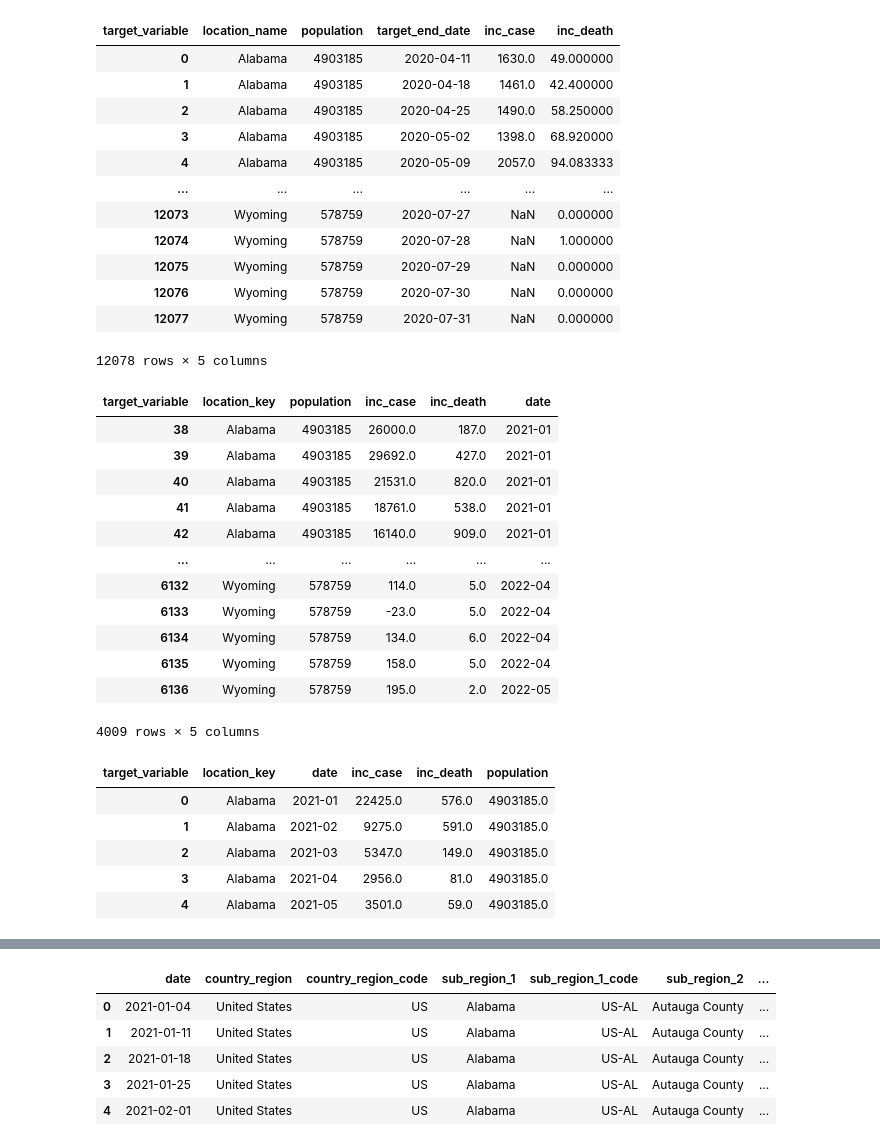
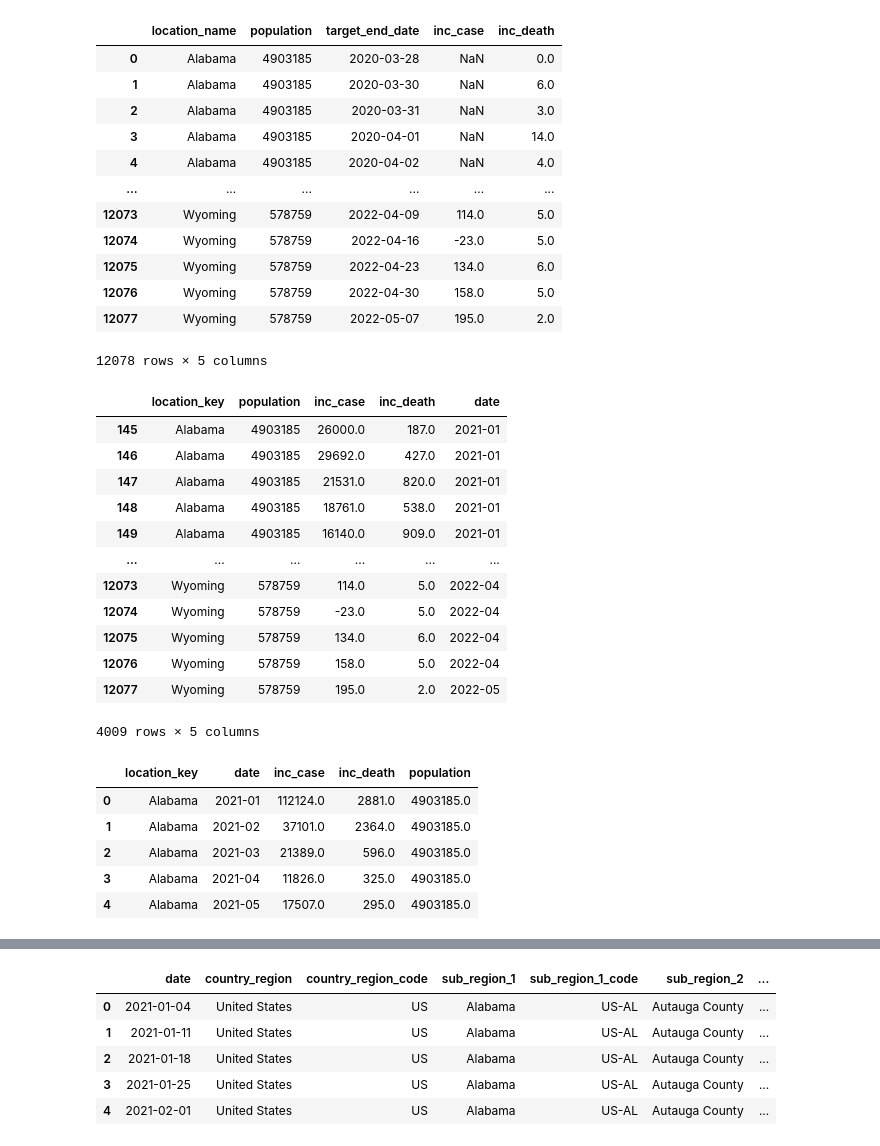
Before and after one commit to eunjeongc/covcast, a Jupyter notebook: Linear Regression.ipynb, the cells around one changed output, grey strips where cells are left out. Drawn from its saved outputs; the diff is of its cells as text; code cells hidden in the pictures.

```diff
--- a/Linear Regression.ipynb
+++ b/Linear Regression.ipynb
@@ -23,40 +18,38 @@ Index(['target_variable', 'target_end_date', 'location', 'location_name',
 # %%
 # Filter DataFrame for 'inc case' and 'inc death'
 df_case = df_1[df_1['target_variable'] == 'inc case']
 df_death = df_1[df_1['target_variable'] == 'inc death']
 
 # Pivot the DataFrames to create separate columns for 'inc case' and 'inc death'
-df_case_pivoted = df_case.pivot_table(index=['location_name', 'population', 'target_end_date'], values='truth_value', columns='target_variable', aggfunc='mean').reset_index()
-df_death_pivoted = df_death.pivot_table(index=['location_name', 'population', 'target_end_date'], values='truth_value', columns='target_variable', aggfunc='mean').reset_index()
+df_case_pivoted = df_case.pivot_table(index=['location_name', 'population', 'target_end_date'], values='truth_value', columns='target_variable').reset_index()
+df_death_pivoted = df_death.pivot_table(index=['location_name', 'population', 'target_end_date'], values='truth_value', columns='target_variable').reset_index()
 
 # Rename the columns for clarity
-df_case_pivoted = df_case_pivoted.rename(columns={'inc case': 'inc_case'})
-df_death_pivoted = df_death_pivoted.rename(columns={'inc death': 'inc_death'})
+df_case_pivoted.columns = ['location_name', 'population', 'target_end_date', 'inc_case']
+df_death_pivoted.columns = ['location_name', 'population', 'target_end_date', 'inc_death']
 
 # Merge the DataFrames on common columns
 df_combined = pd.merge(df_case_pivoted, df_death_pivoted, how='outer', on=['location_name', 'population', 'target_end_date'])
 
 # Display the resulting DataFrame
 display(df_combined)
 # %% [output]
-| target_variable | location_name | population | target_end_date | inc_case | inc_death |
-| 0 | Alabama | 4903185 | 2020-04-11 | 1630.0 | 49.000000 |
-| 1 | Alabama | 4903185 | 2020-04-18 | 1461.0 | 42.400000 |
-| 2 | Alabama | 4903185 | 2020-04-25 | 1490.0 | 58.250000 |
-| 3 | Alabama | 4903185 | 2020-05-02 | 1398.0 | 68.920000 |
-| 4 | Alabama | 4903185 | 2020-05-09 | 2057.0 | 94.083333 |
+|  | location_name | population | target_end_date | inc_case | inc_death |
+| 0 | Alabama | 4903185 | 2020-03-28 | NaN | 0.0 |
+| 1 | Alabama | 4903185 | 2020-03-30 | NaN | 6.0 |
+| 2 | Alabama | 4903185 | 2020-03-31 | NaN | 3.0 |
+| 3 | Alabama | 4903185 | 2020-04-01 | NaN | 14.0 |
+| 4 | Alabama | 4903185 | 2020-04-02 | NaN | 4.0 |
 | ... | ... | ... | ... | ... | ... |
-| 12073 | Wyoming | 578759 | 2020-07-27 | NaN | 0.000000 |
-| 12074 | Wyoming | 578759 | 2020-07-28 | NaN | 1.000000 |
-| 12075 | Wyoming | 578759 | 2020-07-29 | NaN | 0.000000 |
-| 12076 | Wyoming | 578759 | 2020-07-30 | NaN | 0.000000 |
-| 12077 | Wyoming | 578759 | 2020-07-31 | NaN | 0.000000 |
+| 12073 | Wyoming | 578759 | 2022-04-09 | 114.0 | 5.0 |
+| 12074 | Wyoming | 578759 | 2022-04-16 | -23.0 | 5.0 |
+| 12075 | Wyoming | 578759 | 2022-04-23 | 134.0 | 6.0 |
+| 12076 | Wyoming | 578759 | 2022-04-30 | 158.0 | 5.0 |
+| 12077 | Wyoming | 578759 | 2022-05-07 | 195.0 | 2.0 |
 12078 rows × 5 columns
 # %%
 # Rename the column 'state_abbreviation' to 'abbreviation'
 df_combined = df_combined.rename(columns={'location_name': 'location_key'})
-
-# df_1.dropna(subset=['truth_value'], inplace=True)
 
 # Create a list of column names to keep
 columns_to_keep = ['location_key', 'population', 'inc_case', 'inc_death', 'target_end_date']
@@ -78,29 +71,24 @@ df_combined = df_combined[date_mask]
 
 display(df_combined)
 # %% [output]
-| target_variable | location_key | population | inc_case | inc_death | date |
-| 38 | Alabama | 4903185 | 26000.0 | 187.0 | 2021-01 |
-| 39 | Alabama | 4903185 | 29692.0 | 427.0 | 2021-01 |
-| 40 | Alabama | 4903185 | 21531.0 | 820.0 | 2021-01 |
-| 41 | Alabama | 4903185 | 18761.0 | 538.0 | 2021-01 |
-| 42 | Alabama | 4903185 | 16140.0 | 909.0 | 2021-01 |
+|  | location_key | population | inc_case | inc_death | date |
+| 145 | Alabama | 4903185 | 26000.0 | 187.0 | 2021-01 |
+| 146 | Alabama | 4903185 | 29692.0 | 427.0 | 2021-01 |
+| 147 | Alabama | 4903185 | 21531.0 | 820.0 | 2021-01 |
+| 148 | Alabama | 4903185 | 18761.0 | 538.0 | 2021-01 |
+| 149 | Alabama | 4903185 | 16140.0 | 909.0 | 2021-01 |
 | ... | ... | ... | ... | ... | ... |
-| 6132 | Wyoming | 578759 | 114.0 | 5.0 | 2022-04 |
-| 6133 | Wyoming | 578759 | -23.0 | 5.0 | 2022-04 |
-| 6134 | Wyoming | 578759 | 134.0 | 6.0 | 2022-04 |
-| 6135 | Wyoming | 578759 | 158.0 | 5.0 | 2022-04 |
-| 6136 | Wyoming | 578759 | 195.0 | 2.0 | 2022-05 |
+| 12073 | Wyoming | 578759 | 114.0 | 5.0 | 2022-04 |
+| 12074 | Wyoming | 578759 | -23.0 | 5.0 | 2022-04 |
+| 12075 | Wyoming | 578759 | 134.0 | 6.0 | 2022-04 |
+| 12076 | Wyoming | 578759 | 158.0 | 5.0 | 2022-04 |
+| 12077 | Wyoming | 578759 | 195.0 | 2.0 | 2022-05 |
 4009 rows × 5 columns
 # %%
-# Group by state abbreviation and date - then take the average of the truth value
-# Average truth value is the number of covid cases on average per state
+# Group by state abbreviation and date - then take the sum of the truth value
+# Inc case is the number of covid cases on average per state
 # Take the average population of each state per month
-cases_per_state = df_combined.groupby(['location_key', 'date']).agg({'inc_case': 'mean', 'inc_death' : 'mean', 'population': 'mean', }).reset_index()
-
-#round the number of average count
-cases_per_state['inc_case'] = cases_per_state['inc_case'].round()
-cases_per_state['inc_death'] = cases_per_state['inc_death'].round()
-
+cases_per_state = df_combined.groupby(['location_key', 'date']).agg({'inc_case': 'sum', 'inc_death' : 'sum', 'population': 'mean'}).reset_index()
 
 state_mapping = {
     'US_AL': 'Alabama',
@@ -155,13 +143,12 @@ state_mapping = {
     'US_WY': 'Wyoming'
 }
 
-# cases_per_state = cases_per_state['location_key'].map(state_mapping)
 # Display the modified DataFrame
 display(cases_per_state.head())
 # %% [output]
-| target_variable | location_key | date | inc_case | inc_death | population |
-| 0 | Alabama | 2021-01 | 22425.0 | 576.0 | 4903185.0 |
-| 1 | Alabama | 2021-02 | 9275.0 | 591.0 | 4903185.0 |
-| 2 | Alabama | 2021-03 | 5347.0 | 149.0 | 4903185.0 |
-| 3 | Alabama | 2021-04 | 2956.0 | 81.0 | 4903185.0 |
-| 4 | Alabama | 2021-05 | 3501.0 | 59.0 | 4903185.0 |
+|  | location_key | date | inc_case | inc_death | population |
+| 0 | Alabama | 2021-01 | 112124.0 | 2881.0 | 4903185.0 |
+| 1 | Alabama | 2021-02 | 37101.0 | 2364.0 | 4903185.0 |
+| 2 | Alabama | 2021-03 | 21389.0 | 596.0 | 4903185.0 |
+| 3 | Alabama | 2021-04 | 11826.0 | 325.0 | 4903185.0 |
+| 4 | Alabama | 2021-05 | 17507.0 | 295.0 | 4903185.0 |
```
Also changed, not shown: parts of 27 cells of this notebook.
